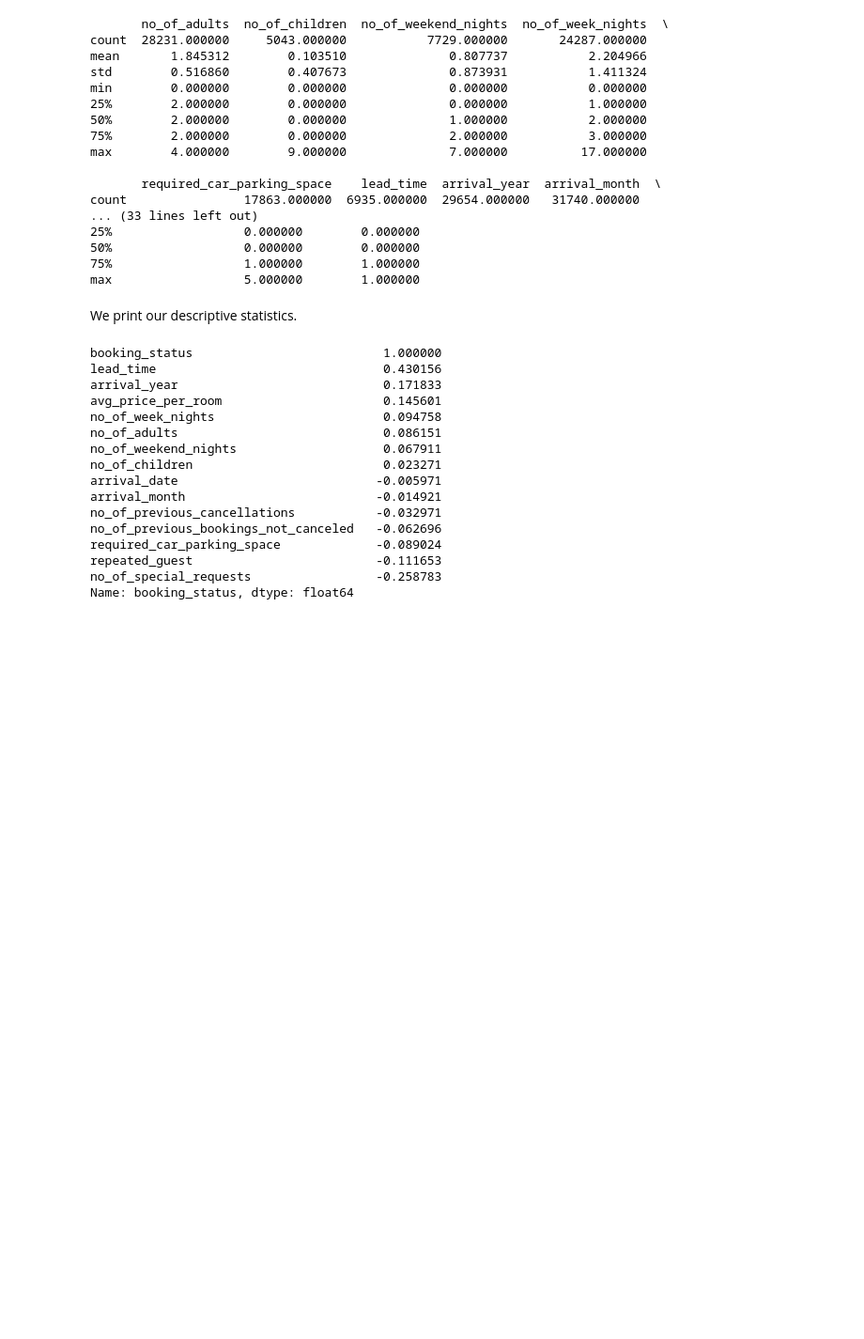
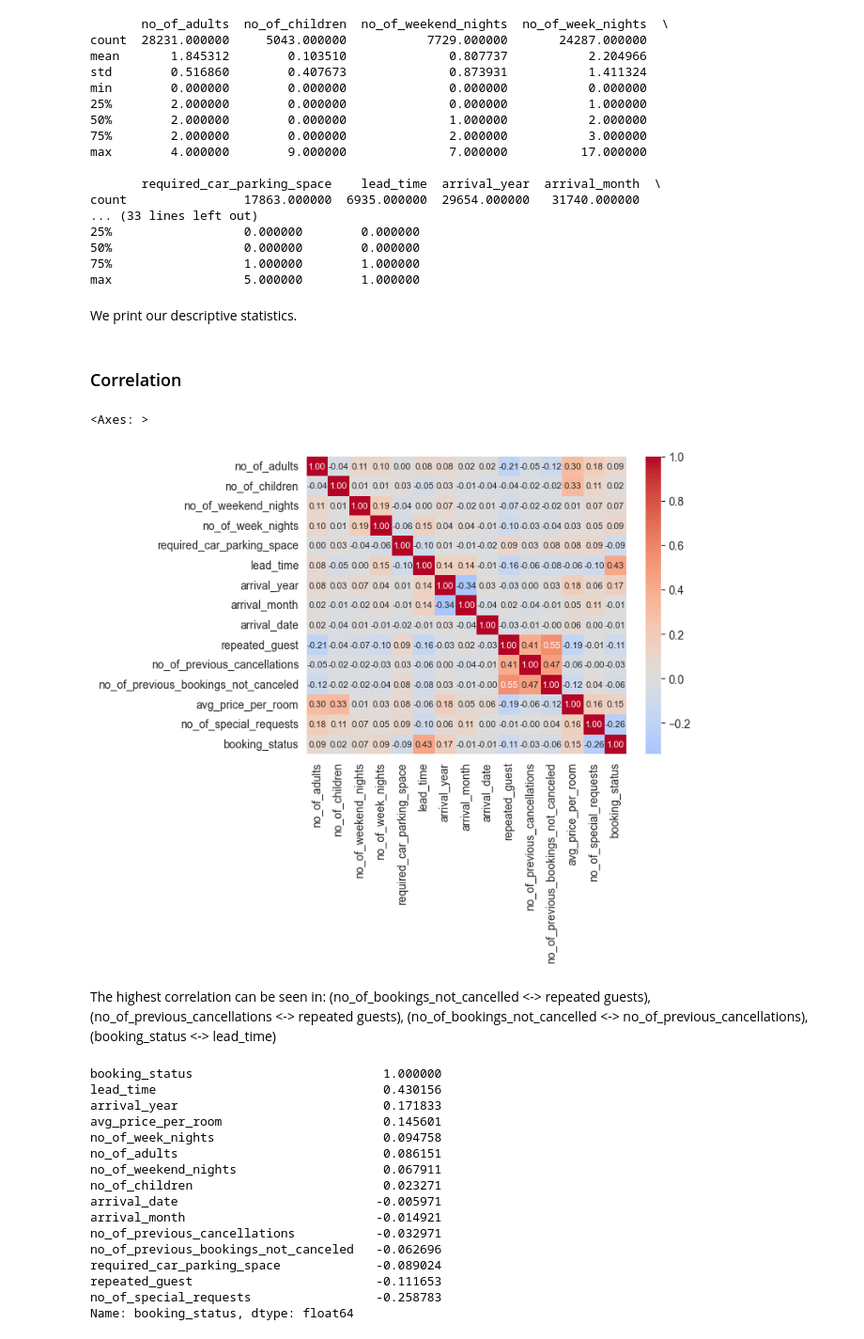
Before and after one commit to dajja-blip/data_science2_task2, a Jupyter notebook: Task1.ipynb, the cells around one changed output. Shown at 94% size. Saved outputs shown, nothing was run; the diff lists cells and outputs as text; code cells hidden in the pictures; blank space fills up the shorter version.

```diff
--- a/Task1.ipynb
+++ b/Task1.ipynb
@@ -132,6 +109,26 @@ count                17863.000000  6935.000000  29654.000000   31740.000000
 max                  5.000000        1.000000
 # %% [markdown]
 We print our descriptive statistics.
+# %% [markdown]
+### Correlation
+# %%
+corr_matrix = pd.DataFrame(df.select_dtypes(include = "number")).corr()
+
+sns.heatmap(corr_matrix,
+            cmap = "coolwarm",
+            center = 0,
+            annot = True,
+            fmt='.2f',
+            annot_kws={"size": 8} )
+# %% [output]
+<Axes: >
+[figure, added]
+# %% [markdown]
+The highest correlation can be seen in:
+ (no_of_bookings_not_cancelled <-> repeated guests),
+ (no_of_previous_cancellations <-> repeated guests),
+ (no_of_bookings_not_cancelled <-> no_of_previous_cancellations),
+ (booking_status <-> lead_time)
 # %%
 df_clean = df.dropna(subset=['booking_status'])
 df_clean = df_clean.drop(columns=['Booking_ID'])
```
Also changed, not shown: parts of 21 cells of this notebook.
